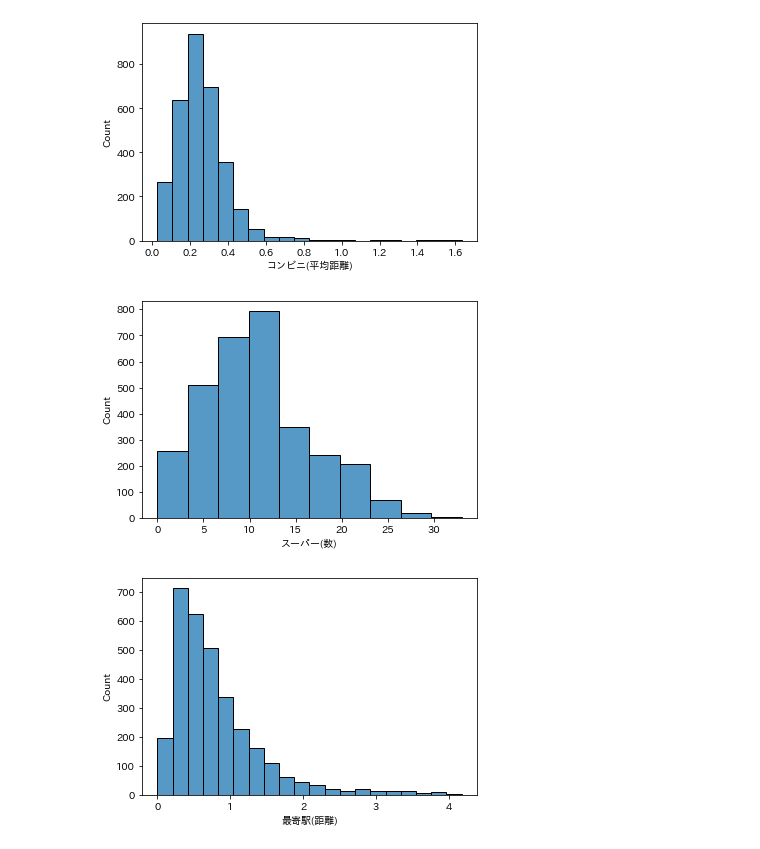
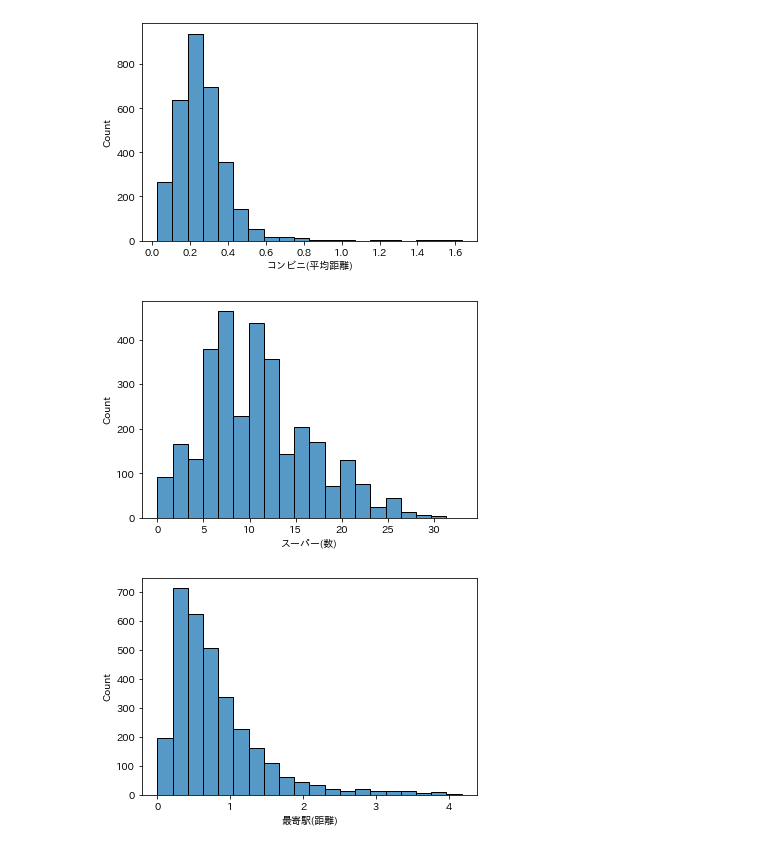
Before and after one commit to z-guard/analysis, a Jupyter notebook: notebooks/convenience_score.ipynb, the cells around one changed output. Cells and saved outputs as stored; diff of their text form; code cells hidden in the pictures.

```diff
--- a/notebooks/convenience_score.ipynb
+++ b/notebooks/convenience_score.ipynb
@@ -95,8 +90,8 @@ def get_value_of_nearest_facility(df_master, df_facility, category, method='min'
 ### スコア
 # %%
 %%time
-# 1km以内の施設の数
-df_pop_master['コンビニ(数)'] = get_value_of_nearest_facility(df_pop_master, df_convini_master, 'コンビニ', 'count', 1)
+# 0.5km以内の施設の数
+df_pop_master['コンビニ(数)'] = get_value_of_nearest_facility(df_pop_master, df_convini_master, 'コンビニ', 'count', 0.5)
 # 近い3件の距離の平均
 df_pop_master['コンビニ(平均距離)'] = get_value_of_nearest_facility(df_pop_master, df_convini_master, 'コンビニ', 'mean', 3)
 # 1km以内の施設の数
@@ -134,10 +129,10 @@ plt.show()
 # %% [output]
 [figure]
 # %%
-sns.histplot(df_pop_master['スーパー(数)'], bins=10)
+sns.histplot(df_pop_master['スーパー(数)'], bins=20)
 plt.show()
 # %% [output]
-[figure, old version]
+[figure, new version]
 # %%
 sns.histplot(df_pop_master['最寄駅(距離)'], bins=20)
 plt.show()
```
Also changed, not shown: parts of 25 cells of this notebook.
